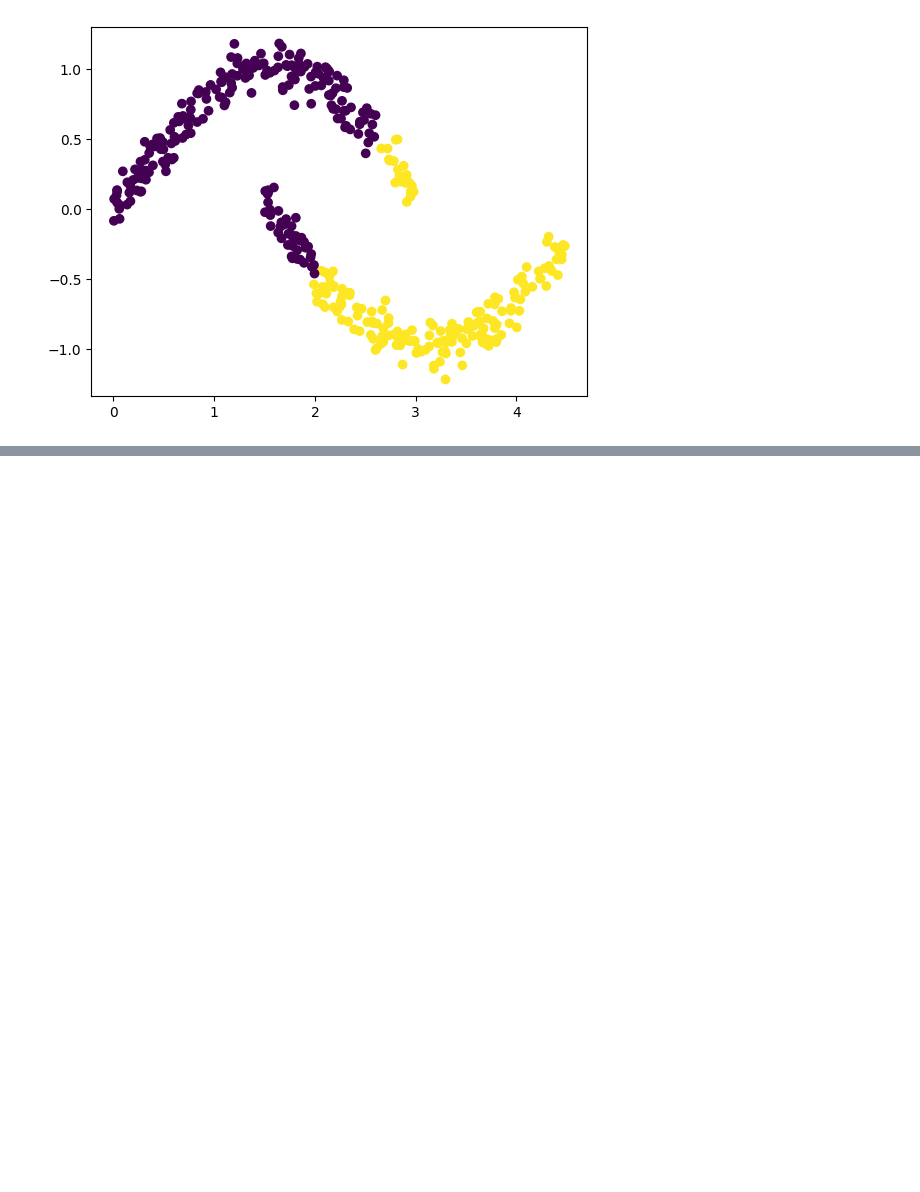
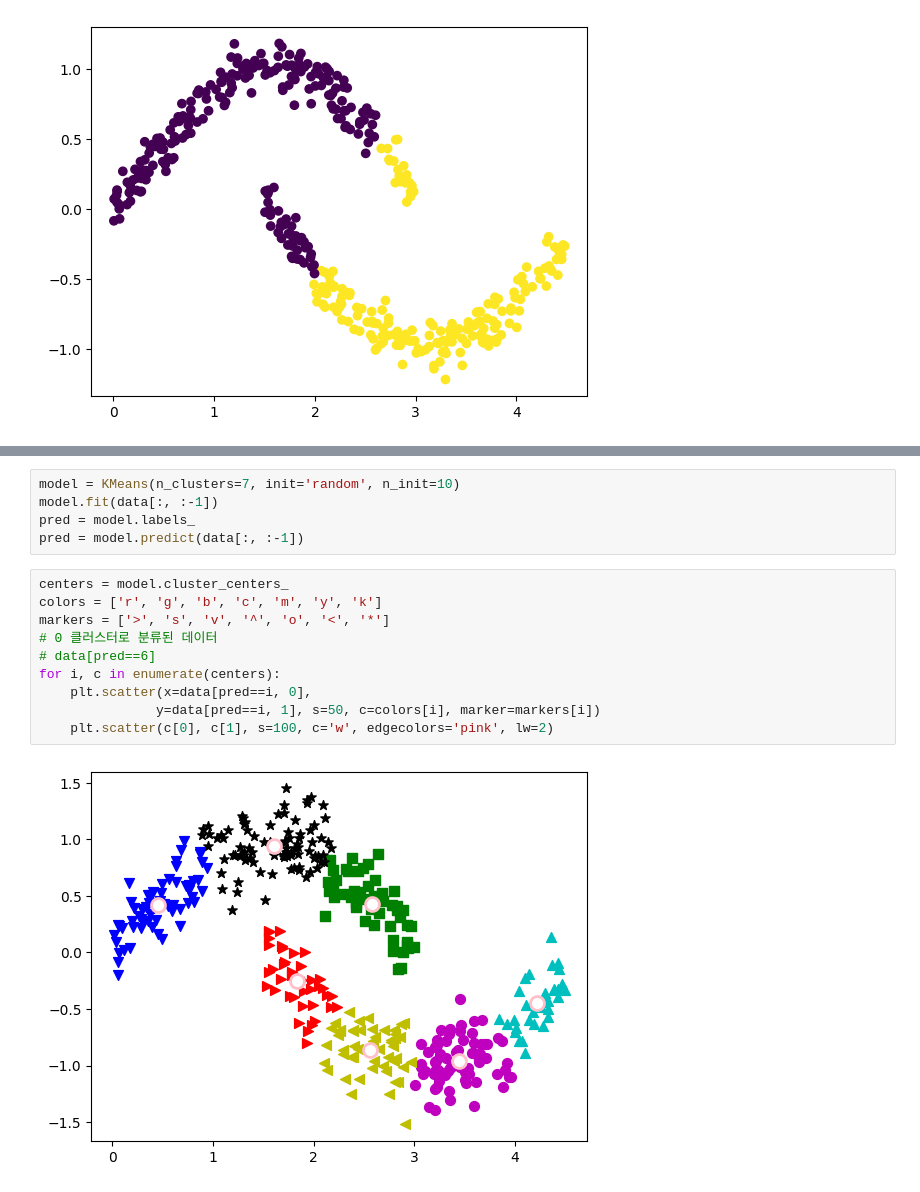
Before and after one commit to taro87/ai, a Jupyter notebook: source/09_MachineLearning/2장_군집분석.ipynb, the cells around one changed output, grey strips where cells are left out. Drawn from its saved outputs; the diff is of its cells as text; blank space fills up the shorter version.

```diff
--- a/source/09_MachineLearning/2장_군집분석.ipynb
+++ b/source/09_MachineLearning/2장_군집분석.ipynb
@@ -401,0 +607,17 @@ from sklearn.cluster import DBSCAN
+# %%
+model = KMeans(n_clusters=7, init='random', n_init=10)
+model.fit(data[:, :-1])
+pred = model.labels_
+pred = model.predict(data[:, :-1])
+# %%
+centers = model.cluster_centers_
+colors = ['r', 'g', 'b', 'c', 'm', 'y', 'k']
+markers = ['>', 's', 'v', '^', 'o', '<', '*']
+# 0 클러스터로 분류된 데이터
+# data[pred==6]
+for i, c in enumerate(centers):
+    plt.scatter(x=data[pred==i, 0],
+               y=data[pred==i, 1], s=50, c=colors[i], marker=markers[i])
+    plt.scatter(c[0], c[1], s=100, c='w', edgecolors='pink', lw=2)
+# %% [output]
+[figure, added]
```
Also changed, not shown: parts of 27 cells of this notebook, 1 other file.
